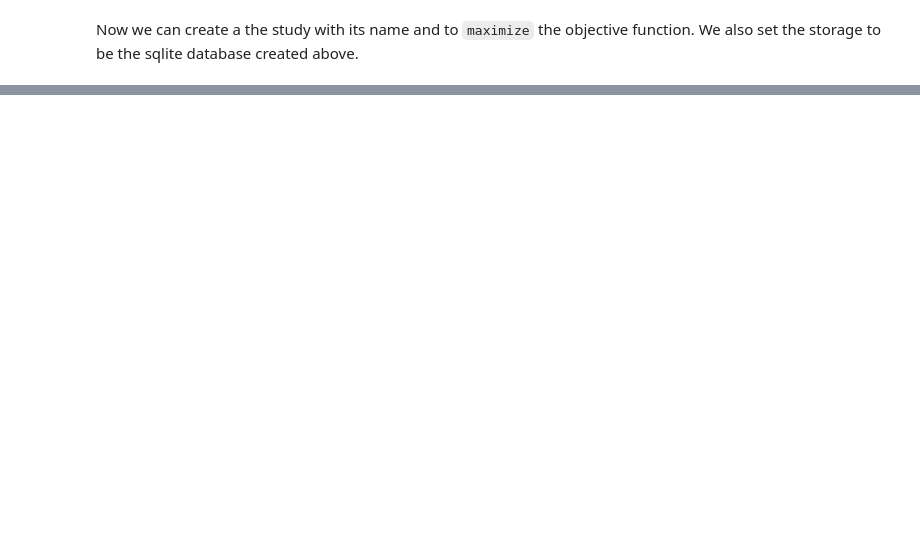
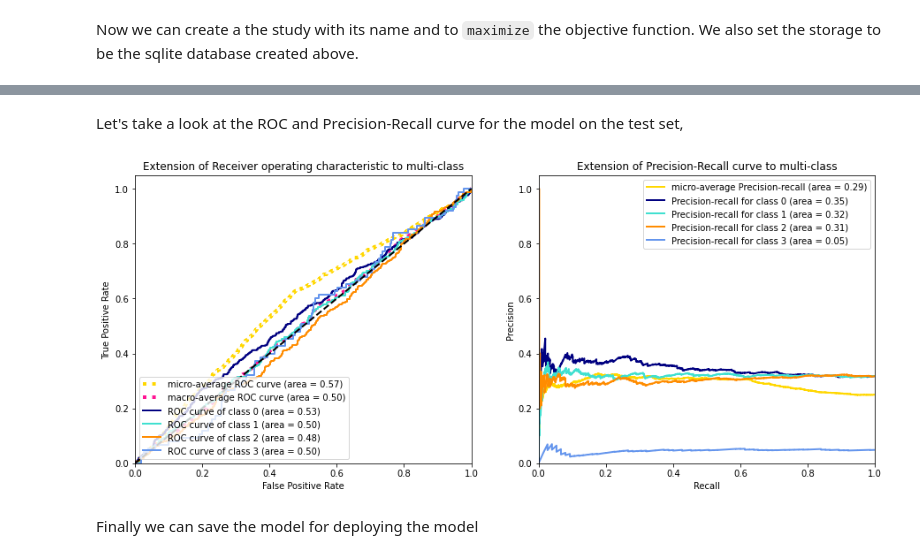
Before and after one commit to mdh266/TextClassificationApp, a Jupyter notebook: notebooks/NLP-Part4.ipynb, the cells around one changed output, grey strips where cells are left out. Saved outputs shown, nothing was run; the diff lists cells and outputs as text; code cells hidden in the pictures; blank space fills up the shorter version.

```diff
--- a/notebooks/NLP-Part4.ipynb
+++ b/notebooks/NLP-Part4.ipynb
@@ -258,7 +243,7 @@ classes   = np.sort(train_df["target"].unique())
 y_train = label_binarize(train_df["target"],
                          classes=classes)
 
-y_val = label_binarize(val_df["target"],
+y_test = label_binarize(test_df["target"],
                        classes=classes)
 # %% [markdown]
 We can see that the results are a 4-dimensional vector,
@@ -537,0 +581,12 @@ study.best_params
+# %% [markdown]
+Let's take a look at the ROC and Precision-Recall curve for the model on the test set,
+# %%
+from utils.Plot_ROC_PR_Curve import plot_roc_pr
+
+y_pred = model.predict(test_df["text"])
+
+plot_roc_pr(y_pred = y_pred, y_test = y_test)
+# %% [output]
+[figure, added]
+# %% [markdown]
+Finally we can save the model for deploying the model
```
Also changed, not shown: parts of 57 cells of this notebook.
